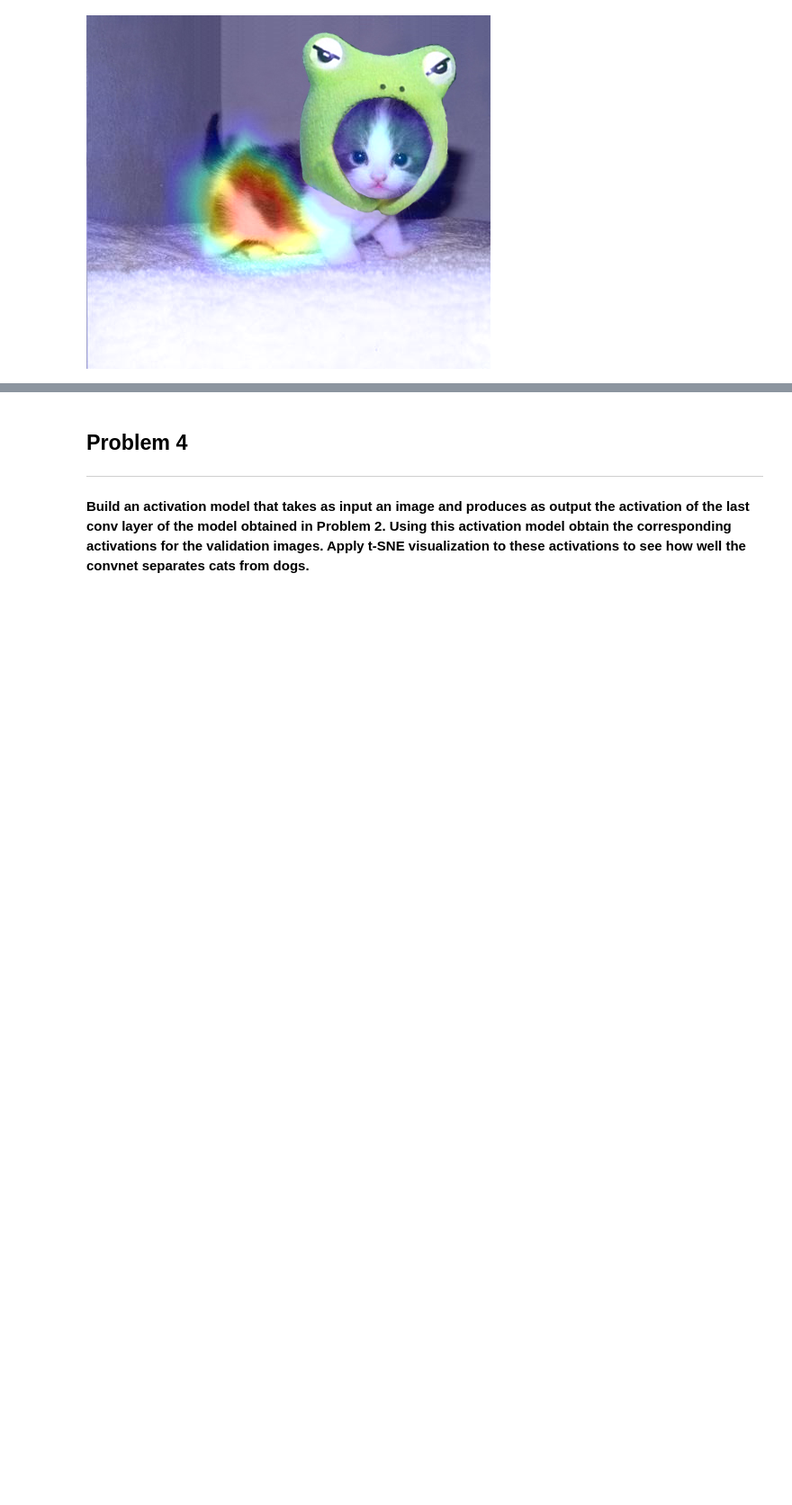
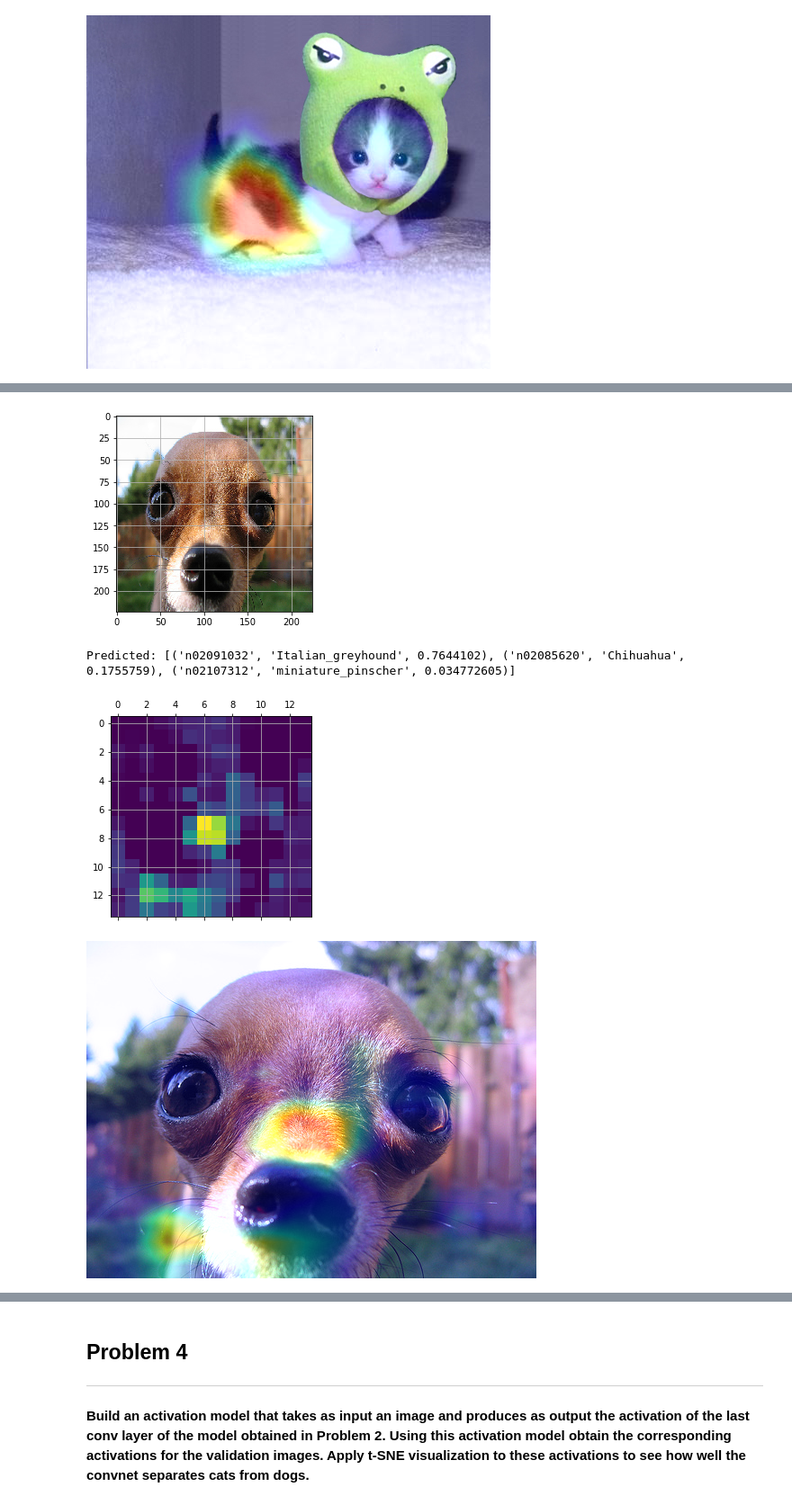
Before and after one commit to MahdiZaman/Spring2019-CAP5610, a Jupyter notebook: ml_hw3.ipynb, the cells around one changed output, grey strips where cells are left out. Shown at 90% size. Cells and saved outputs as stored; diff of their text form; code cells hidden in the pictures; blank space fills up the shorter version.

```diff
--- a/ml_hw3.ipynb
+++ b/ml_hw3.ipynb
@@ -681,0 +698,7 @@ Predicted: [('n02110185', 'Siberian_husky', 0.1126513), ('n02808304', 'bath_towe
+# %%
+process_image(img_path4)
+# %% [output]
+[figure, added]
+Predicted: [('n02091032', 'Italian_greyhound', 0.7644102), ('n02085620', 'Chihuahua', 0.1755759), ('n02107312', 'miniature_pinscher', 0.034772605)]
+[figure, added]
+[figure, added]
```
Also changed, not shown: parts of 5 cells of this notebook.
